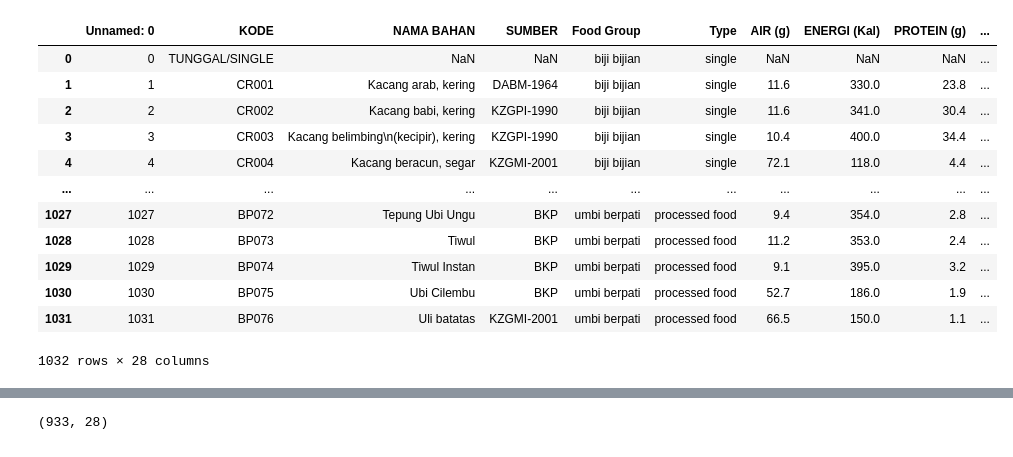
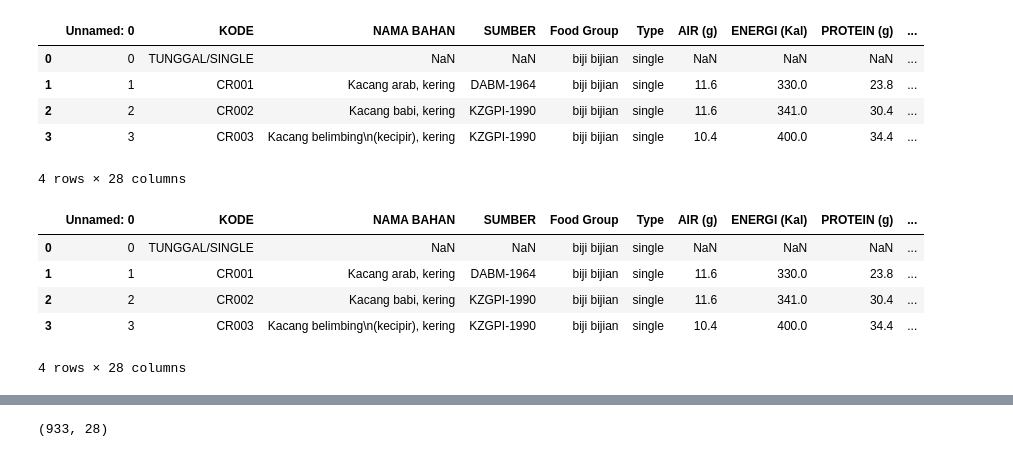
Before and after one commit to amirohqurrota/skripsi-mealplan, a Jupyter notebook: static/data/data2017.ipynb, the cells around one changed output, grey strips where cells are left out. Drawn from its saved outputs; the diff is of its cells as text; code cells hidden in the pictures.

```diff
--- a/static/data/data2017.ipynb
+++ b/static/data/data2017.ipynb
@@ -25,21 +25,24 @@ for fname in glob.glob(path):
 finalDf.to_csv('finalData.csv')
 # %%
 finalData = pd.read_csv("finalData.csv")
-finalData
+finalData.head(4)
 # %% [output]
 |  | Unnamed: 0 | KODE | NAMA BAHAN | SUMBER | Food Group | Type | AIR (g) | ENERGI (Kal) | PROTEIN (g) | ... |
 | 0 | 0 | TUNGGAL/SINGLE | NaN | NaN | biji bijian | single | NaN | NaN | NaN | ... |
 | 1 | 1 | CR001 | Kacang arab, kering | DABM-1964 | biji bijian | single | 11.6 | 330.0 | 23.8 | ... |
 | 2 | 2 | CR002 | Kacang babi, kering | KZGPI-1990 | biji bijian | single | 11.6 | 341.0 | 30.4 | ... |
 | 3 | 3 | CR003 | Kacang belimbing\n(kecipir), kering | KZGPI-1990 | biji bijian | single | 10.4 | 400.0 | 34.4 | ... |
-| 4 | 4 | CR004 | Kacang beracun, segar | KZGMI-2001 | biji bijian | single | 72.1 | 118.0 | 4.4 | ... |
-| ... | ... | ... | ... | ... | ... | ... | ... | ... | ... | ... |
-| 1027 | 1027 | BP072 | Tepung Ubi Ungu | BKP | umbi berpati | processed food | 9.4 | 354.0 | 2.8 | ... |
-| 1028 | 1028 | BP073 | Tiwul | BKP | umbi berpati | processed food | 11.2 | 353.0 | 2.4 | ... |
-| 1029 | 1029 | BP074 | Tiwul Instan | BKP | umbi berpati | processed food | 9.1 | 395.0 | 3.2 | ... |
-| 1030 | 1030 | BP075 | Ubi Cilembu | BKP | umbi berpati | processed food | 52.7 | 186.0 | 1.9 | ... |
-| 1031 | 1031 | BP076 | Uli batatas | KZGMI-2001 | umbi berpati | processed food | 66.5 | 150.0 | 1.1 | ... |
-1032 rows × 28 columns
+4 rows × 28 columns
+# %%
+newDatframe = finalData.head(4)
+newDatframe
+# %% [output]
+|  | Unnamed: 0 | KODE | NAMA BAHAN | SUMBER | Food Group | Type | AIR (g) | ENERGI (Kal) | PROTEIN (g) | ... |
+| 0 | 0 | TUNGGAL/SINGLE | NaN | NaN | biji bijian | single | NaN | NaN | NaN | ... |
+| 1 | 1 | CR001 | Kacang arab, kering | DABM-1964 | biji bijian | single | 11.6 | 330.0 | 23.8 | ... |
+| 2 | 2 | CR002 | Kacang babi, kering | KZGPI-1990 | biji bijian | single | 11.6 | 341.0 | 30.4 | ... |
+| 3 | 3 | CR003 | Kacang belimbing\n(kecipir), kering | KZGPI-1990 | biji bijian | single | 10.4 | 400.0 | 34.4 | ... |
+4 rows × 28 columns
 # %%
 
 def eliminate_data(input_file, output_file, column_name, target_words):
```
Also changed, not shown: parts of 19 cells of this notebook.
